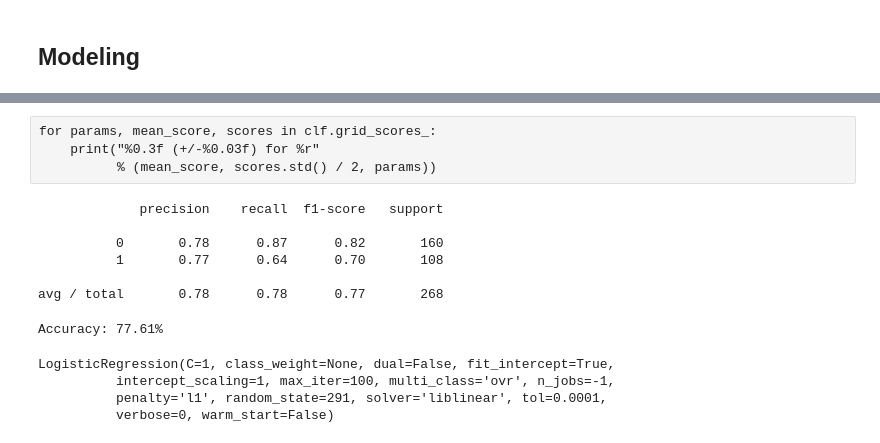
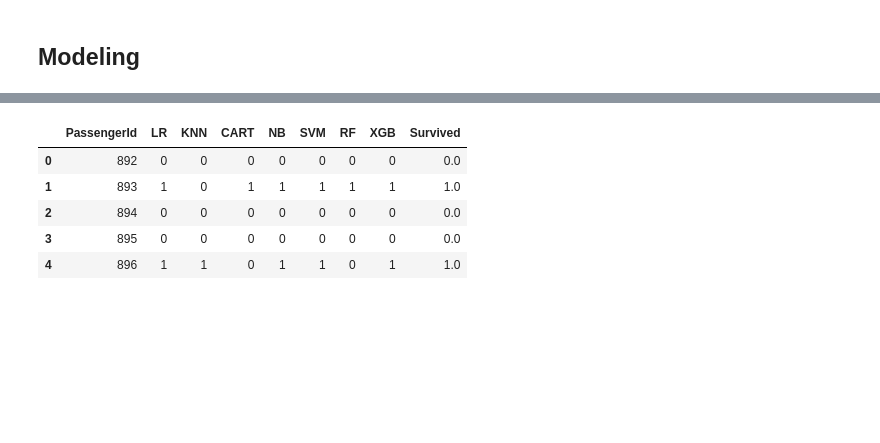
Before and after one commit to Healingl/titanic, a Jupyter notebook: titanic.ipynb, the cells around one changed output, grey strips where cells are left out. Saved outputs shown, nothing was run; the diff lists cells and outputs as text; code cells hidden in the pictures; blank space fills up the shorter version.

```diff
--- a/titanic.ipynb
+++ b/titanic.ipynb
@@ -178,6 +164,7 @@ for item in [training, test]:
 # %%
-for item in [training, test]:
-    item['Family'] = item['SibSp'] + item['Parch']
+# the siblings / spouses / parents / children aboard the Titanic shall be combined into the number of family members on board
+for df in [training, test]:
+    df['Family'] = df['SibSp'] + df['Parch']
 
 training = training.drop(['SibSp', 'Parch', 'PassengerId', 'Fare'], axis=1)
 
@@ -250,7 +217,6 @@ from sklearn.grid_search import GridSearchCV
 # %%
 models = []
 models.append(('LR', LogisticRegression()))
-#models.append(('LDA', LinearDiscriminantAnalysis()))
 models.append(('KNN', KNeighborsClassifier()))
 models.append(('CART', DecisionTreeClassifier()))
 models.append(('NB', GaussianNB()))
@@ -261,7 +227,7 @@ models.append(('XGB', XGBClassifier()))
 results = []
 names = []
 for name, model in models:
-    kfold = model_selection.KFold(n_splits=10, random_state=291)
+    kfold = model_selection.StratifiedKFold(n_splits=10, random_state=291)
     cv_results = model_selection.cross_val_score(model, x, y, cv=kfold, scoring='accuracy')
     results.append(cv_results)
     names.append(name)
@@ -361,38 +244,26 @@ XGBClassifier(base_score=0.5, colsample_bylevel=1, colsample_bytree=0.6,
-# %% [raw]
-for params, mean_score, scores in clf.grid_scores_:
-    print("%0.3f (+/-%0.03f) for %r"
-          % (mean_score, scores.std() / 2, params))
-# %%
-from sklearn.metrics import classification_report
-print(classification_report(y_test, y_pred))
-# %% [output]
-             precision    recall  f1-score   support
-
-          0       0.78      0.87      0.82       160
-          1       0.77      0.64      0.70       108
-
-avg / total       0.78      0.78      0.77       268
-# %%
-from sklearn.metrics import accuracy_score
-predictions = [round(value) for value in y_pred]
-accuracy = accuracy_score(y_test, predictions)
-print("Accuracy: %.2f%%" % (accuracy * 100.0))
-# %% [output]
-Accuracy: 77.61%
-# %%
-clf.fit(x,y)
-#training['LR_pred'] = clf.predict(training.drop('Survived', axis=1))
-#test['LR_pred'] = clf.predict(test)
-#clf2.fit(training.drop('Survived', axis=1),y)
-# %% [output]
-LogisticRegression(C=1, class_weight=None, dual=False, fit_intercept=True,
-          intercept_scaling=1, max_iter=100, multi_class='ovr', n_jobs=-1,
-          penalty='l1', random_state=291, solver='liblinear', tol=0.0001,
-          verbose=0, warm_start=False)
 # %%
 df_submit = pd.DataFrame()
 df_submit['PassengerId'] = PassengerID
-df_submit['Survived'] = clf2.predict(test)
+for name, model in models:
+    model.fit(x,y)
+    y_pred= model.predict(test)
+    df_submit[name] = y_pred
+# %%
+for index, row in df_submit.iterrows():
+
+    if sum(row[1:].values) > 4:
+        df_submit.loc[index,'Survived'] = 1
+    else:
+        df_submit.loc[index,'Survived'] = 0
+
+df_submit.head()
+# %% [output]
+|  | PassengerId | LR | KNN | CART | NB | SVM | RF | XGB | Survived |
+| 0 | 892 | 0 | 0 | 0 | 0 | 0 | 0 | 0 | 0.0 |
+| 1 | 893 | 1 | 0 | 1 | 1 | 1 | 1 | 1 | 1.0 |
+| 2 | 894 | 0 | 0 | 0 | 0 | 0 | 0 | 0 | 0.0 |
+| 3 | 895 | 0 | 0 | 0 | 0 | 0 | 0 | 0 | 0.0 |
+| 4 | 896 | 1 | 1 | 0 | 1 | 1 | 0 | 1 | 1.0 |
 # %%
 import pathlib
 import datetime
```
Also changed, not shown: parts of 16 cells of this notebook.
